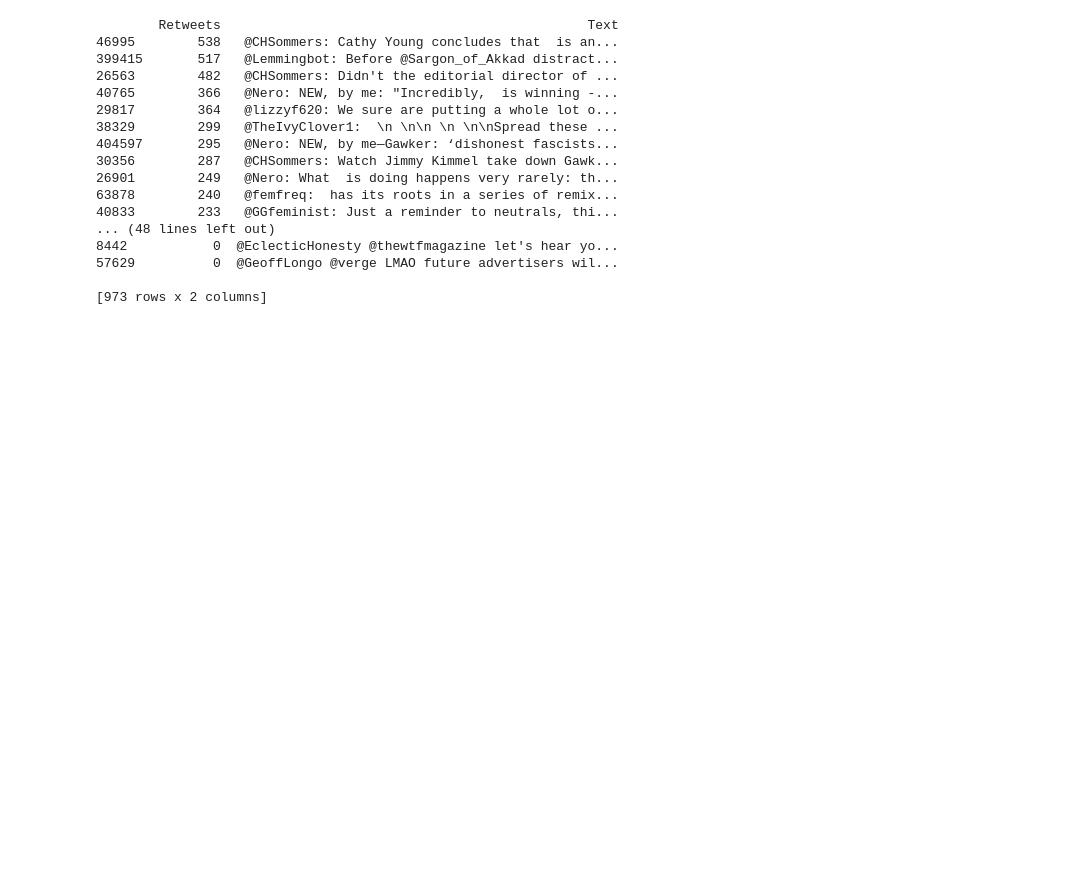
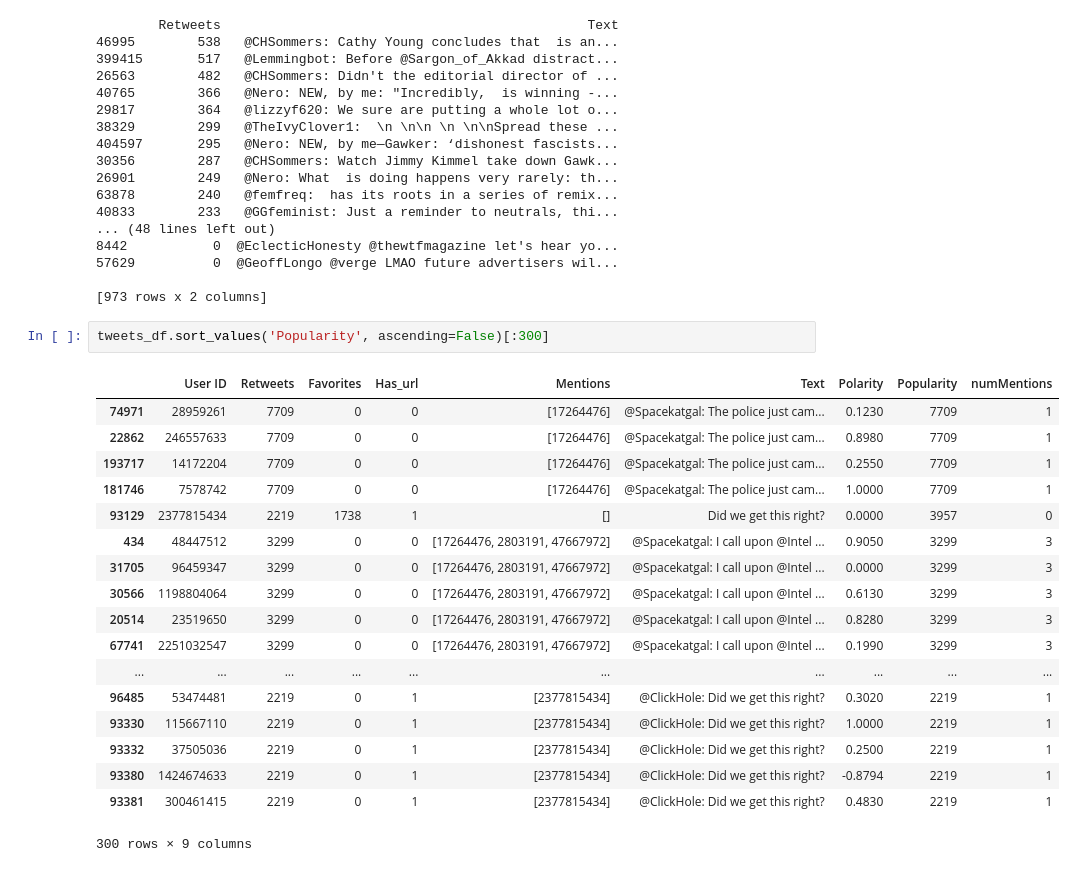
Before and after one commit to MinyingLu/Twitter-sentiment-analysis, a Jupyter notebook: Get Users.ipynb, the cells around one changed output. Drawn from its saved outputs; the diff is of its cells as text; blank space fills up the shorter version.

```diff
--- a/Get Users.ipynb
+++ b/Get Users.ipynb
@@ -596,3 +625,24 @@ print id_group.get_group(2791121294.0).sort_values('Retweets', ascending=False)[
 57629          0  @GeoffLongo @verge LMAO future advertisers wil...
 
 [973 rows x 2 columns]
+# %%
+tweets_df.sort_values('Popularity', ascending=False)[:300]
+# %% [output]
+|  | User ID | Retweets | Favorites | Has_url | Mentions | Text | Polarity | Popularity | numMentions |
+| 74971 | 28959261 | 7709 | 0 | 0 | [17264476] | @Spacekatgal: The police just cam... | 0.1230 | 7709 | 1 |
+| 22862 | 246557633 | 7709 | 0 | 0 | [17264476] | @Spacekatgal: The police just cam... | 0.8980 | 7709 | 1 |
+| 193717 | 14172204 | 7709 | 0 | 0 | [17264476] | @Spacekatgal: The police just cam... | 0.2550 | 7709 | 1 |
+| 181746 | 7578742 | 7709 | 0 | 0 | [17264476] | @Spacekatgal: The police just cam... | 1.0000 | 7709 | 1 |
+| 93129 | 2377815434 | 2219 | 1738 | 1 | [] | Did we get this right? | 0.0000 | 3957 | 0 |
+| 434 | 48447512 | 3299 | 0 | 0 | [17264476, 2803191, 47667972] | @Spacekatgal: I call upon @Intel ... | 0.9050 | 3299 | 3 |
+| 31705 | 96459347 | 3299 | 0 | 0 | [17264476, 2803191, 47667972] | @Spacekatgal: I call upon @Intel ... | 0.0000 | 3299 | 3 |
+| 30566 | 1198804064 | 3299 | 0 | 0 | [17264476, 2803191, 47667972] | @Spacekatgal: I call upon @Intel ... | 0.6130 | 3299 | 3 |
+| 20514 | 23519650 | 3299 | 0 | 0 | [17264476, 2803191, 47667972] | @Spacekatgal: I call upon @Intel ... | 0.8280 | 3299 | 3 |
+| 67741 | 2251032547 | 3299 | 0 | 0 | [17264476, 2803191, 47667972] | @Spacekatgal: I call upon @Intel ... | 0.1990 | 3299 | 3 |
+| ... | ... | ... | ... | ... | ... | ... | ... | ... | ... |
+| 96485 | 53474481 | 2219 | 0 | 1 | [2377815434] | @ClickHole: Did we get this right? | 0.3020 | 2219 | 1 |
+| 93330 | 115667110 | 2219 | 0 | 1 | [2377815434] | @ClickHole: Did we get this right? | 1.0000 | 2219 | 1 |
+| 93332 | 37505036 | 2219 | 0 | 1 | [2377815434] | @ClickHole: Did we get this right? | 0.2500 | 2219 | 1 |
+| 93380 | 1424674633 | 2219 | 0 | 1 | [2377815434] | @ClickHole: Did we get this right? | -0.8794 | 2219 | 1 |
+| 93381 | 300461415 | 2219 | 0 | 1 | [2377815434] | @ClickHole: Did we get this right? | 0.4830 | 2219 | 1 |
+300 rows × 9 columns
```
Also changed, not shown: parts of 10 cells of this notebook, 1 other file.
